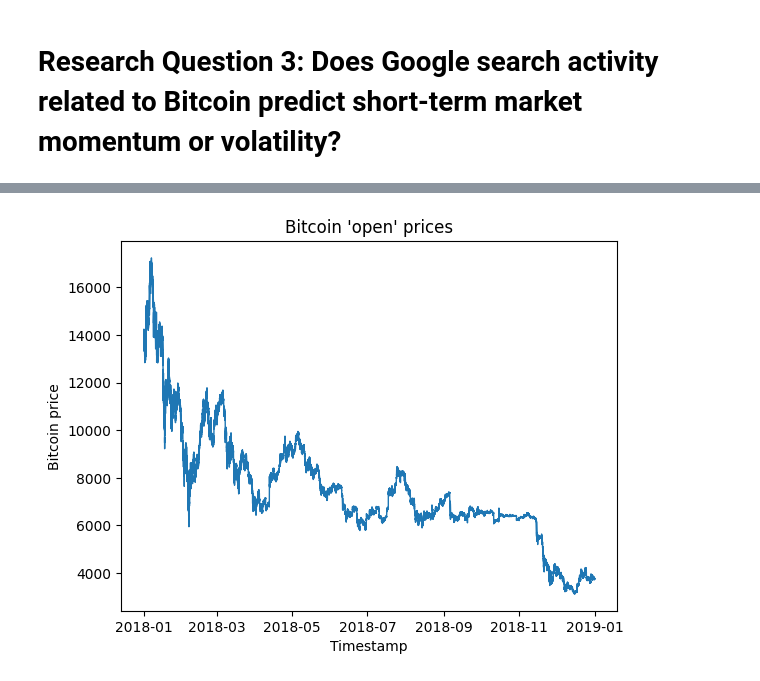
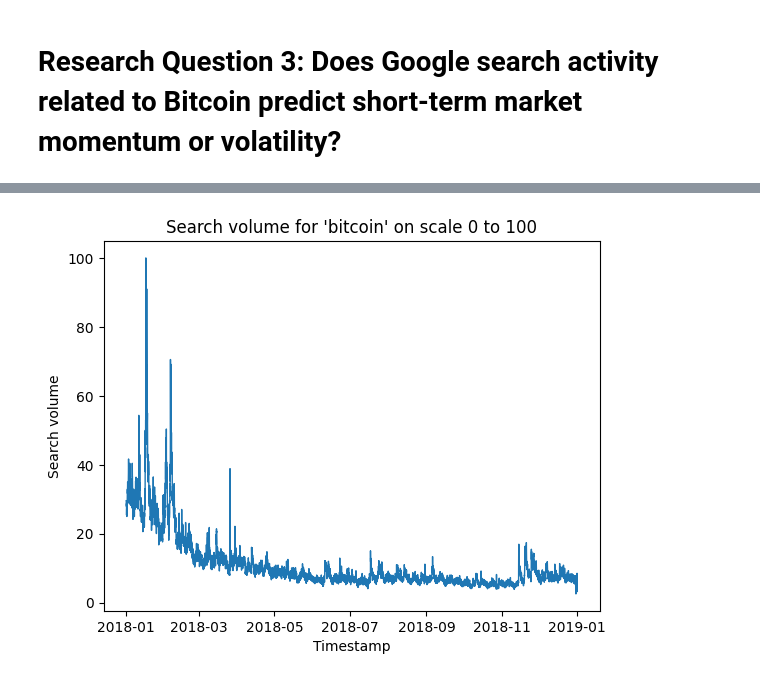
Before and after one commit to arkdong/SDA25_Group11, a Jupyter notebook: notebook/RQ3 .ipynb, the cells around one changed output, grey strips where cells are left out. Cells and saved outputs as stored; diff of their text form; code cells hidden in the pictures.

```diff
--- a/notebook/RQ3 .ipynb
+++ b/notebook/RQ3 .ipynb
@@ -25,9 +19,9 @@ plt.show()
-# %%
-# plotting the bitcoin price data for 'open' column
-plt.plot(df_btc['timestamp'], df_btc['open'], lw=1)
-plt.xlabel('Timestamp')
-plt.ylabel('Bitcoin price')
-plt.title('Bitcoin \'open\' prices')
-plt.show()
-# %% [output]
-[figure, removed]
+# %%
+# plotting the bitcoin search volume
+plt.plot(df_search["date"], df_search["Scale_['bitcoin']"], lw=1)
+plt.xlabel("Timestamp")
+plt.ylabel("Search volume")
+plt.title("Search volume for 'bitcoin' on scale 0 to 100")
+plt.show()
+# %% [output]
+[figure, added]
```
Also changed, not shown: parts of 19 cells of this notebook.
